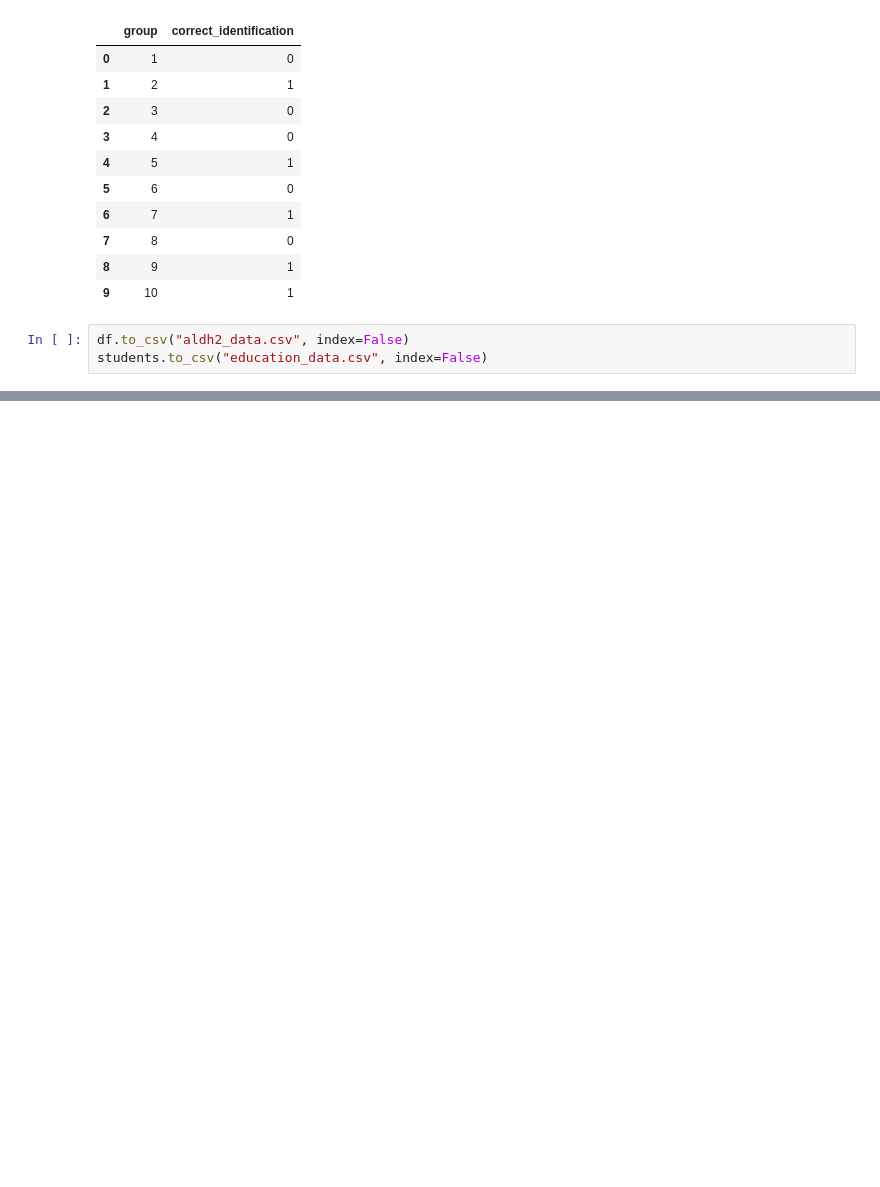
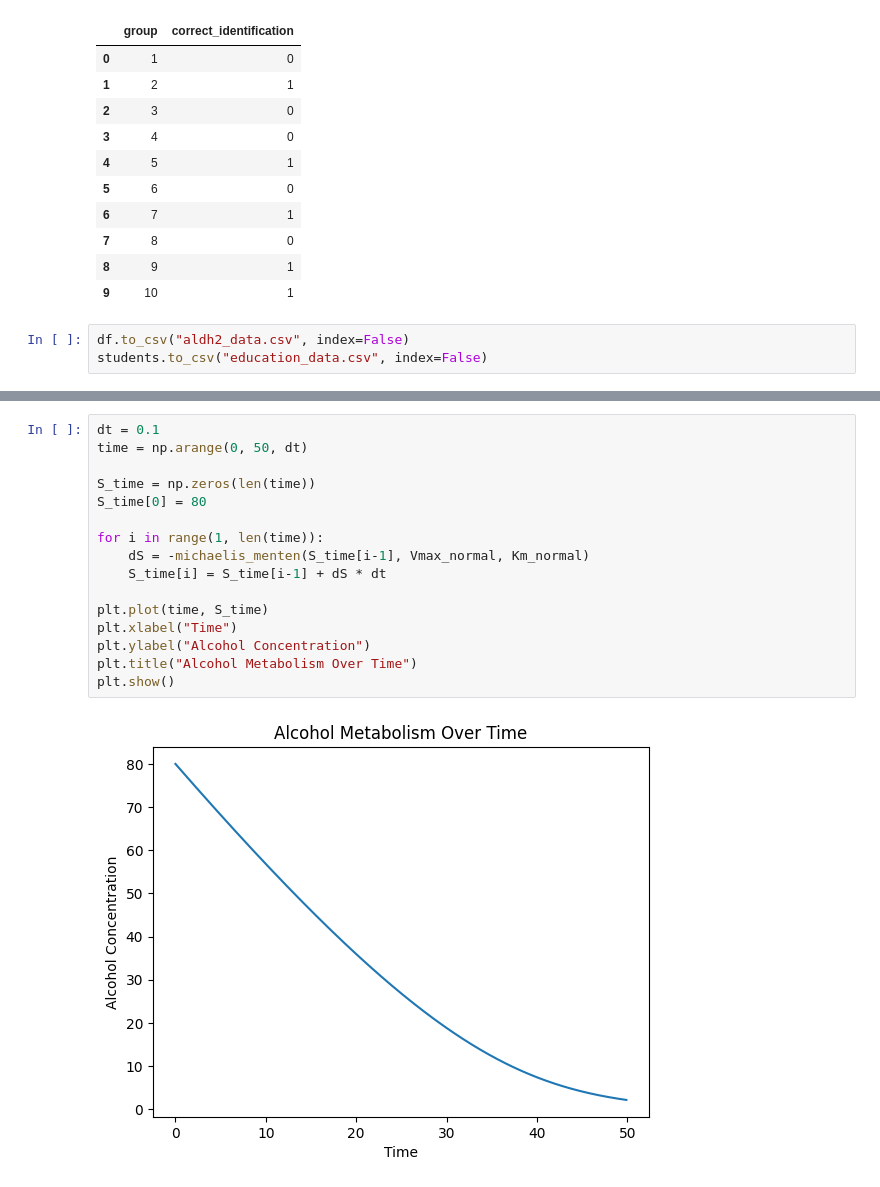
Before and after one commit to afunny101/Taiwan_ALDH2_Alcohol_Kinetics_Education_Project, a Jupyter notebook: ALDH2_Alcohol_Kinetics_Project.ipynb, the cells around one changed output, grey strips where cells are left out. Cells and saved outputs as stored; diff of their text form; blank space fills up the shorter version.

```diff
--- a/ALDH2_Alcohol_Kinetics_Project.ipynb
+++ b/ALDH2_Alcohol_Kinetics_Project.ipynb
@@ -88,0 +140,18 @@ students.to_csv("education_data.csv", index=False)
+# %%
+dt = 0.1
+time = np.arange(0, 50, dt)
+
+S_time = np.zeros(len(time))
+S_time[0] = 80
+
+for i in range(1, len(time)):
+    dS = -michaelis_menten(S_time[i-1], Vmax_normal, Km_normal)
+    S_time[i] = S_time[i-1] + dS * dt
+
+plt.plot(time, S_time)
+plt.xlabel("Time")
+plt.ylabel("Alcohol Concentration")
+plt.title("Alcohol Metabolism Over Time")
+plt.show()
+# %% [output]
+[figure, added]
```
Also changed, not shown: parts of 3 cells of this notebook.
